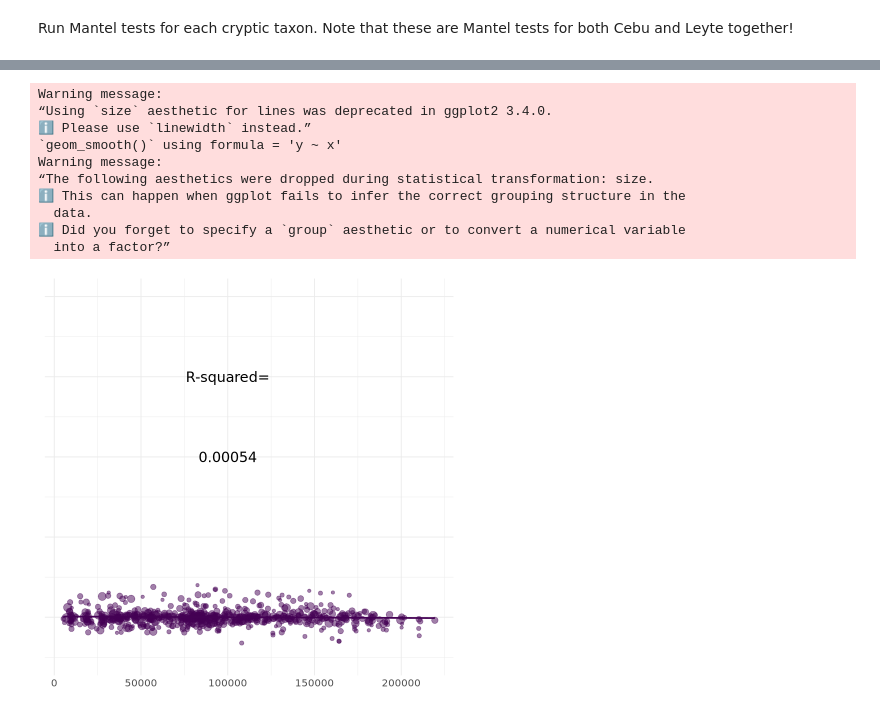
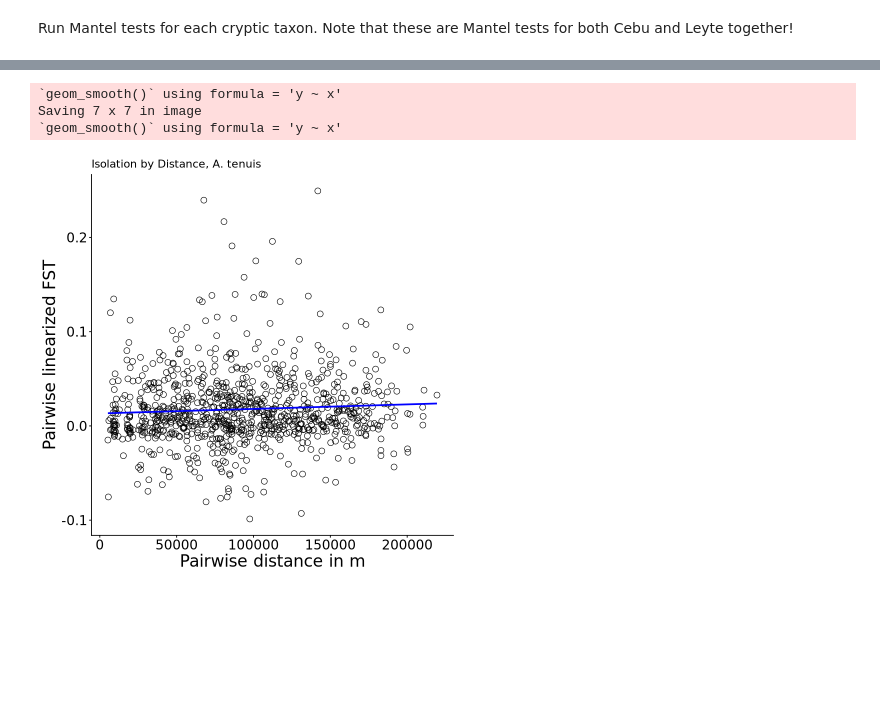
Before and after one commit to jaelynbos/Atenuis_Philippines, a Jupyter notebook: Atenuis_IsolationByDistance.ipynb, the cells around one changed output, grey strips where cells are left out. Cells and saved outputs as stored; diff of their text form; code cells hidden in the pictures; blank space fills up the shorter version.

```diff
--- a/Atenuis_IsolationByDistance.ipynb
+++ b/Atenuis_IsolationByDistance.ipynb
@@ -373,3 +447,4 @@ fst_lin1<-as.data.frame(linear_fsts(fst1))
 fst_lin2<-as.data.frame(linear_fsts(fst2))
 fst_lin3<-as.data.frame(linear_fsts(fst3))
 fst_lin4<-as.data.frame(linear_fsts(fst4))
+fst_lin0<-as.data.frame(linear_fsts(fstall))
@@ -449,6 +667,9 @@ merge1<-fst_dist_join(fst_lin1,dists1)
 merge2<-fst_dist_join(fst_lin2,dists2)
 merge3<-fst_dist_join(fst_lin3,dists3)
 merge4<-fst_dist_join(fst_lin4,dists4)
+merge0<-fst_dist_join(fst_lin0,dists0)
+
+merge3_special<-fst_dist_join(fst_lin3_special,dists3_special)
 # %% [output]
 Joining with `by = join_by(SiteA, SiteB)`
 Joining with `by = join_by(SiteA, SiteB)`
@@ -464,0 +808,13 @@ Calculate Des (estimates of individual density per meter or square meter) for on
+# %%
+#Calculate log distances
+merge1$Dist_log<-log(merge1$Distance_m)
+merge2$Dist_log<-log(merge2$Distance_m)
+merge3$Dist_log<-log(merge3$Distance_m)
+merge4$Dist_log<-log(merge4$Distance_m)
+merge0$Dist_log<-log(merge0$Distance_m)
+
+merge1$Dist_log_km<-log(merge1$Distance_m/1000)
+merge2$Dist_log_km<-log(merge2$Distance_m/1000)
+merge3$Dist_log_km<-log(merge3$Distance_m/1000)
+merge4$Dist_log_km<-log(merge4$Distance_m/1000)
+merge0$Dist_log_km<-log(merge0$Distance_m/1000)
@@ -813 +1043,15 @@ join_for_fig<-function(merged_data,long_fsts){
+# %%
+#Plot IBD curve of all cryptic taxa together
+ggplot(merge0, aes(x=Distance_m, y=Lin_FST)) + geom_point(shape=1,size=3)+
+theme_classic()+
+theme(axis.text.x = element_text(size = 16),axis.text.y = element_text(size = 16),axis.title.x = element_text(size = 20),axis.title.y = element_text(size = 20))+
+ggtitle('Isolation by Distance, A. tenuis')+
+geom_smooth(method=lm, color="blue",se=FALSE)+
+labs(x="Pairwise distance in m", y = "Pairwise linearized FST")
+ggsave('Acropora_IBD_all.png',dpi = 1200)
+# %% [output]
+`geom_smooth()` using formula = 'y ~ x'
+Saving 7 x 7 in image
+`geom_smooth()` using formula = 'y ~ x'
+[figure, added]
 # %%
@@ -844,14 +1062,0 @@ fst_plot<-function(data,color,title,ul=0.5,xlabel=NULL,ylabel=NULL){
-# %%
-fst_plot(figdat1,"#440154FF",'Taxa 1',ul=0.8,ylabel="Pairwise linearized FST")
-# %% [output]
-Warning message:
-“Using `size` aesthetic for lines was deprecated in ggplot2 3.4.0.
-ℹ Please use `linewidth` instead.”
-`geom_smooth()` using formula = 'y ~ x'
-Warning message:
-“The following aesthetics were dropped during statistical transformation: size.
-ℹ This can happen when ggplot fails to infer the correct grouping structure in the
-  data.
-ℹ Did you forget to specify a `group` aesthetic or to convert a numerical variable
-  into a factor?”
-[figure, removed]
```
Also changed, not shown: parts of 117 cells of this notebook.
